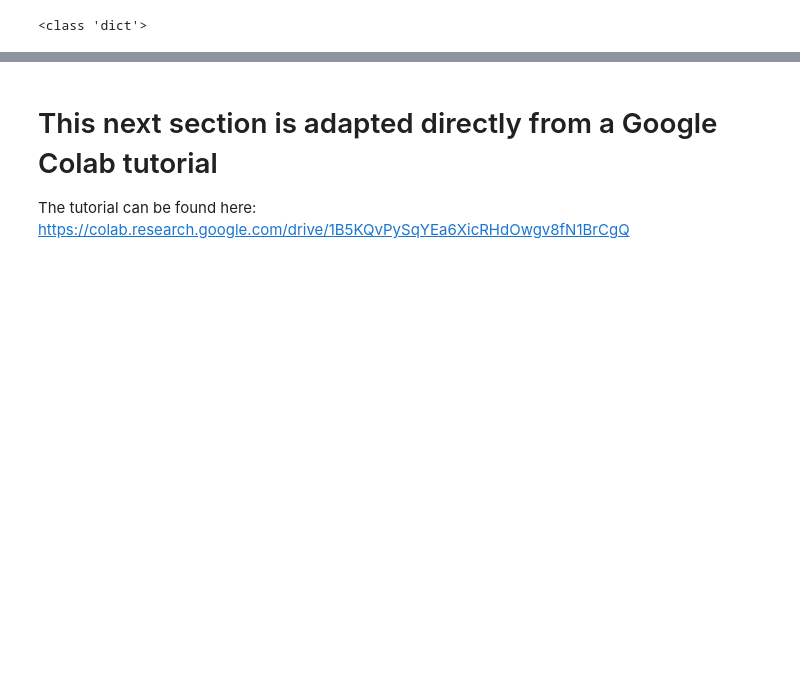
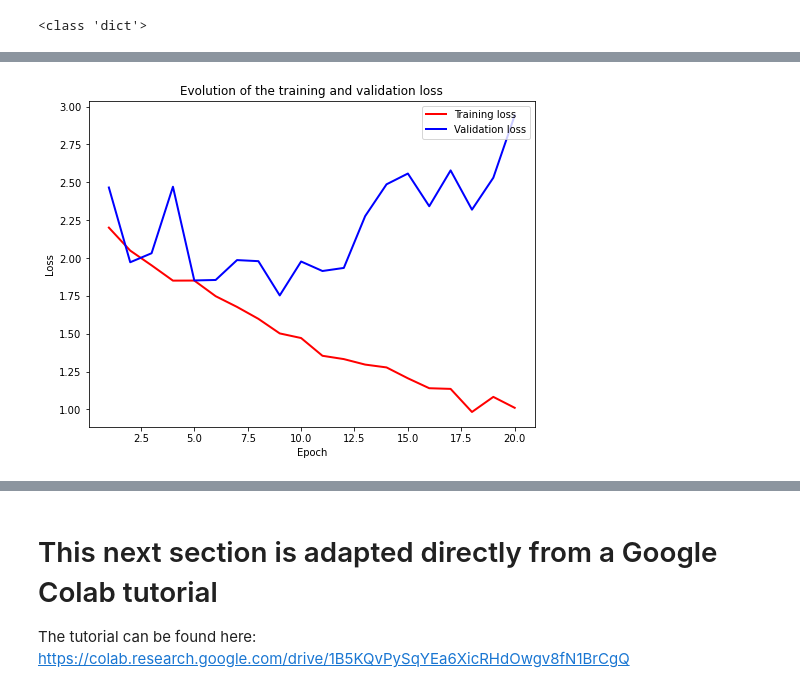
Before and after one commit to gportela8/Handwritten-Digits-Recognition, a Jupyter notebook: project_main.ipynb, the cells around one changed output, grey strips where cells are left out. Drawn from its saved outputs; the diff is of its cells as text; code cells hidden in the pictures; blank space fills up the shorter version.

```diff
--- a/project_main.ipynb
+++ b/project_main.ipynb
@@ -436,19 +444,21 @@ Trying Learning Rate 0.100000 and Momentum 0.700000
 # %%
 def plot_losses(train_history, val_history, t, hyper):
 
     colors = ['r','b']
 
     x = np.arange(1, len(train_history) + 1)
 
     plt.figure(figsize=(8, 6))
     plt.plot(x, train_history, color=colors[0], label="Training loss", linewidth=2)
     plt.plot(x, val_history, color=colors[1], label="Validation loss", linewidth=2)
     plt.xlabel('Epoch')
     plt.ylabel('Loss')
     plt.legend(loc='upper right')
     plt.title("Evolution of the training and validation loss")
     plt.show()
     (lr, m) = hyper
     print('Elapsed: %ds Learning Rate: %d Momentum: %d'% (t, lr, m))
 
-plot_losses(train_loss_list, validation_loss_list, t, hyper)
+plot_losses(tr, val, t, (lr,m))
+# %% [output]
+[figure, added]
```
Also changed, not shown: parts of 3 cells of this notebook.
